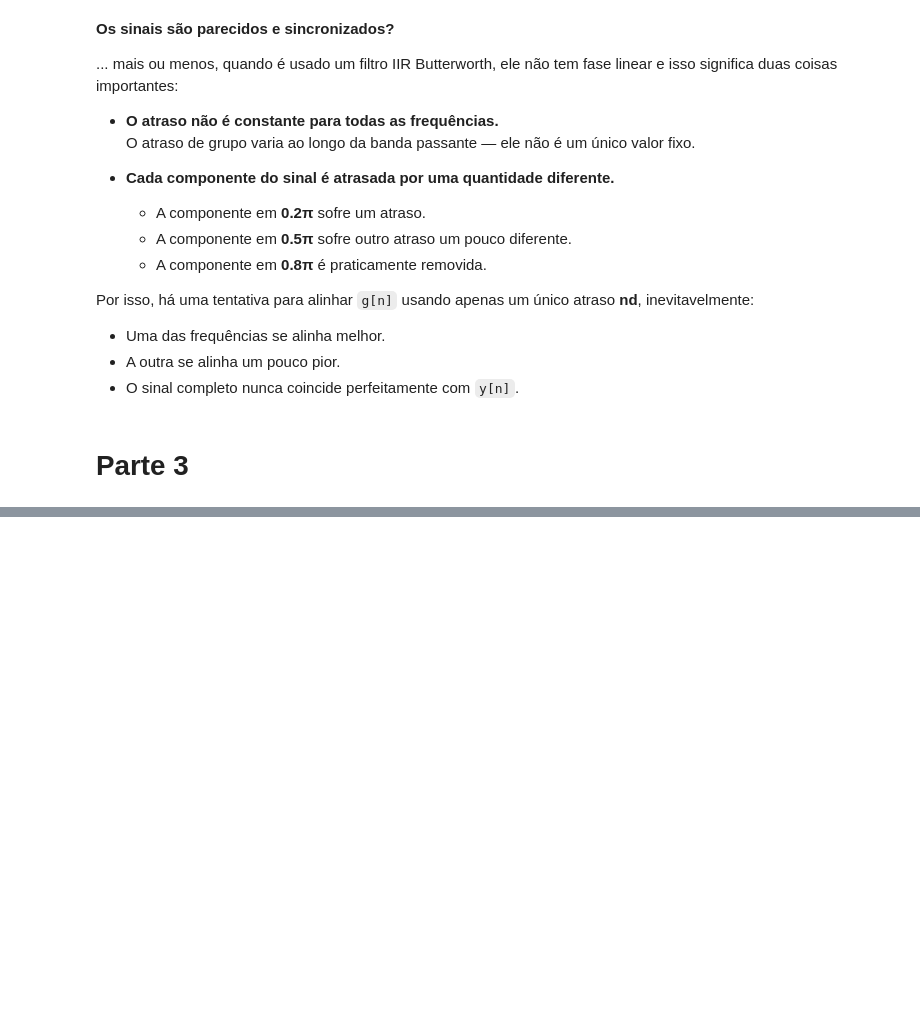
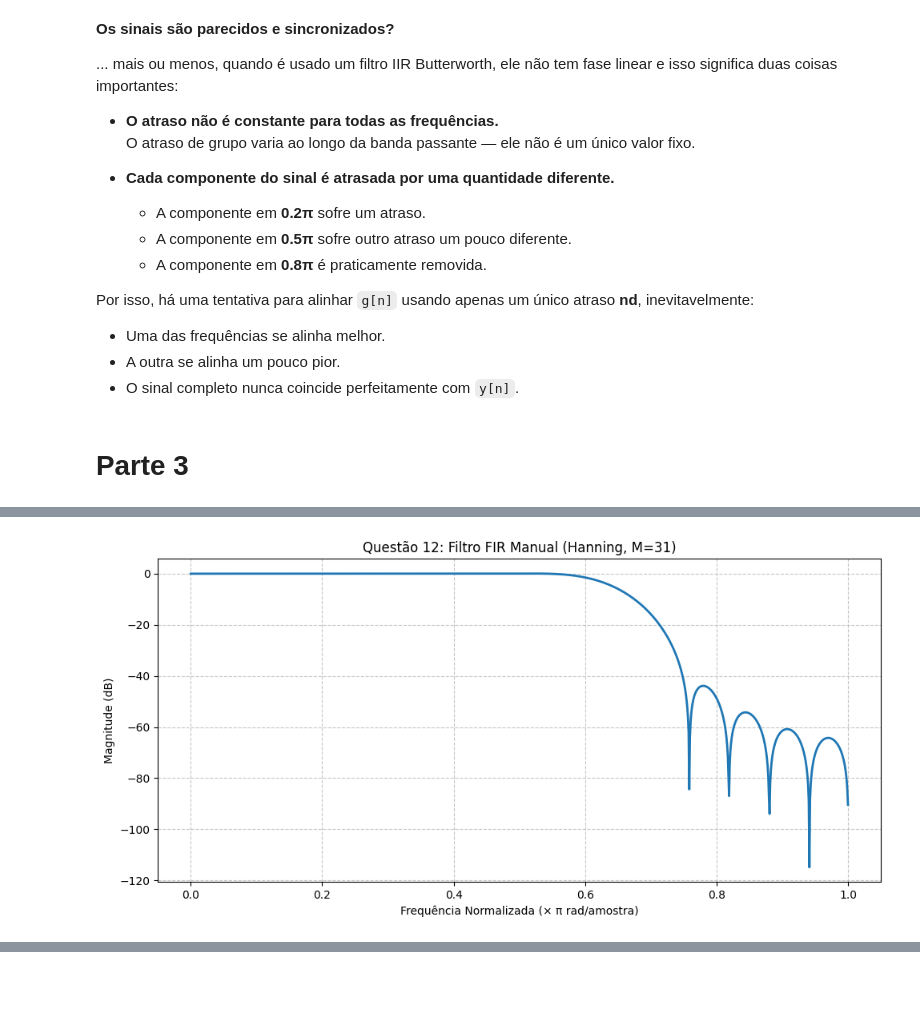
Before and after one commit to Miguel-Edson/Processamento_Digital_de_Sinais, a Jupyter notebook: Miguel_Edson_Ramos_Lima.ipynb, the cells around one changed output, grey strips where cells are left out. Drawn from its saved outputs; the diff is of its cells as text; code cells hidden in the pictures; blank space fills up the shorter version.

```diff
--- a/Miguel_Edson_Ramos_Lima.ipynb
+++ b/Miguel_Edson_Ramos_Lima.ipynb
@@ -479,0 +507,35 @@ Por isso, há uma tentativa para alinhar `g[n]` usando apenas um único atraso *
+# %%
+wp = 0.6 * np.pi
+ws = 0.7 * np.pi
+
+# 1. Escolha da Janela: δ2=0.05 requer ~26dB. Bartlett (25dB) não serve.
+        #Hanning (31dB) serve. -> Escolha: np.hanning
+janela_escolhida = np.hanning
+
+# 2. Cálculo da Ordem (M) para Hanning:
+M_projetado = 31
+
+# 3. Frequência de Corte (ponto médio):
+wc_projetado = (wp + ws) / 2.0  # 0.65π
+
+# CUsando a função criada acima
+h, alpha = construir_filtro_fir(M_projetado, wc_projetado, janela_escolhida)
+
+# Para auxílio do grafico
+Nfft = 2048
+H = fft(h, Nfft)
+Hdb = 20 * np.log10(np.abs(H[:Nfft // 2]) + 1e-12)
+w = np.linspace(0, np.pi, Nfft // 2)
+# %%
+# Plotagem
+
+plt.figure(figsize=(10, 5))
+plt.plot(w / np.pi, Hdb, linewidth=2)
+plt.title(f"Questão 12: Filtro FIR Manual (Hanning, M={M_projetado})")
+plt.xlabel("Frequência Normalizada (× π rad/amostra)")
+plt.ylabel("Magnitude (dB)")
+plt.grid(True, linestyle='--', alpha=0.7)
+plt.tight_layout()
+plt.show()
+# %% [output]
+[figure, added]
```
Also changed, not shown: parts of 30 cells of this notebook.
